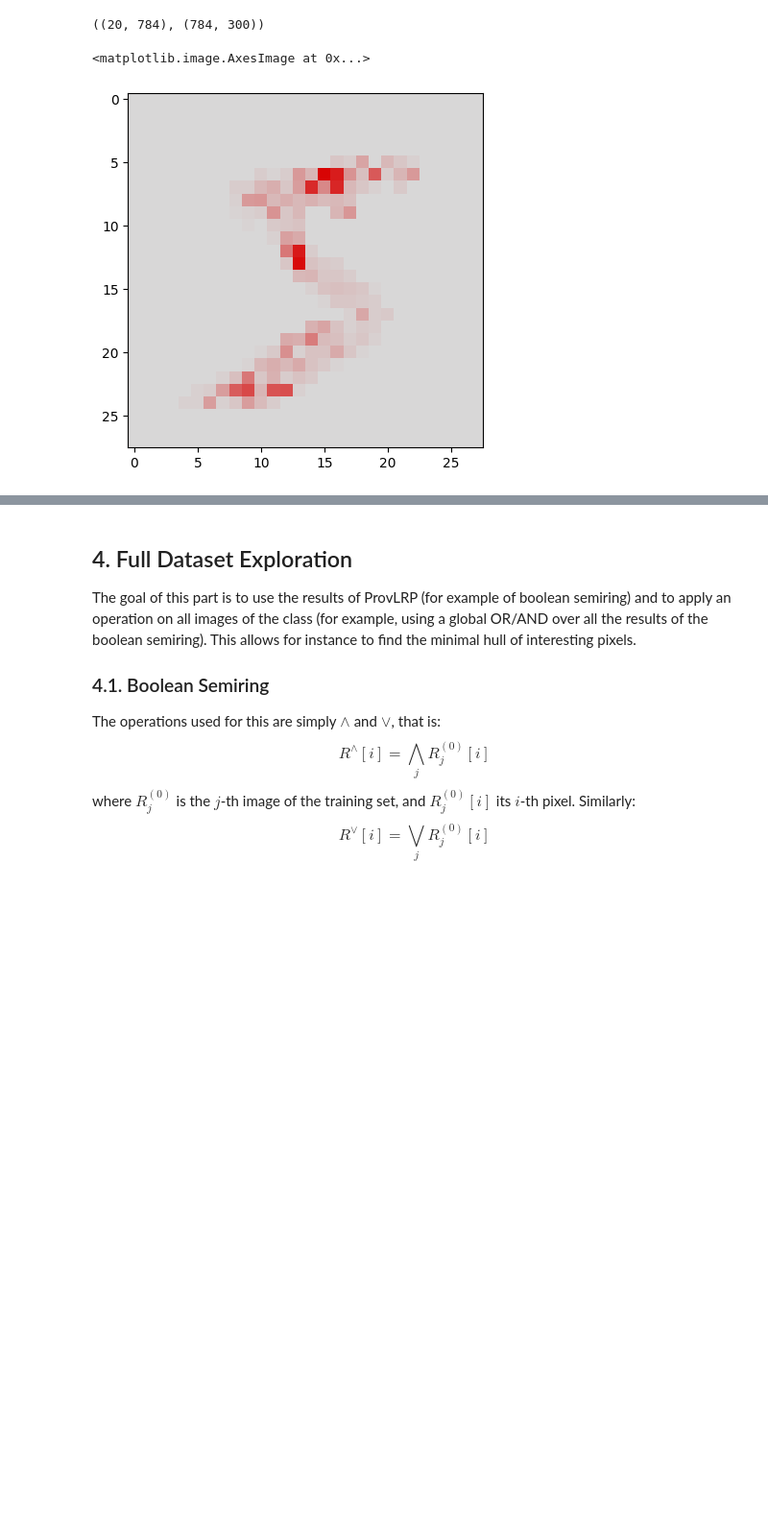
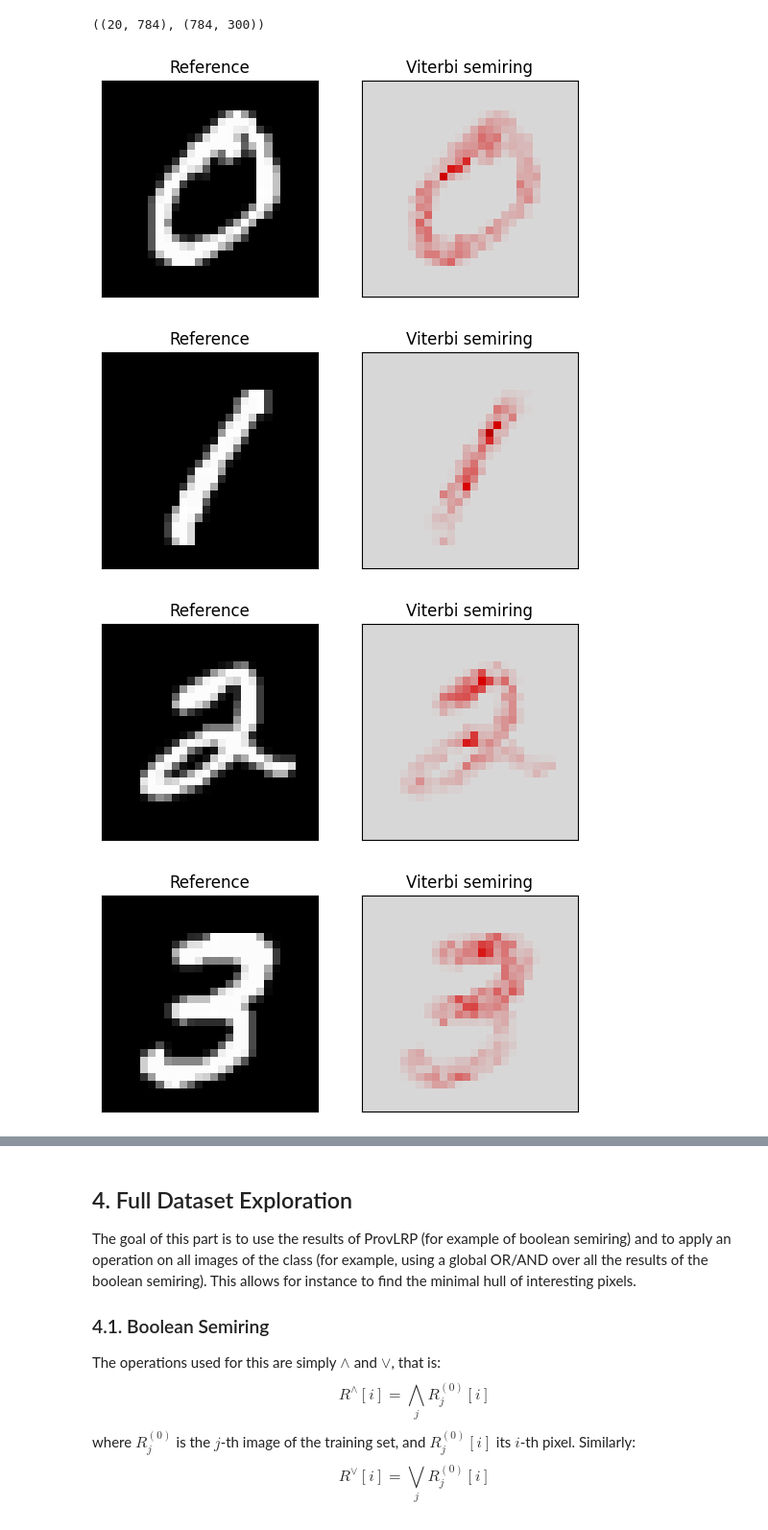
Before and after one commit to Red-Rapious/Semiring-LRP, a Jupyter notebook: code/mnist-abstract-semiring.ipynb, the cells around one changed output, grey strips where cells are left out. Shown at 96% size. Saved outputs shown, nothing was run; the diff lists cells and outputs as text; code cells hidden in the pictures; blank space fills up the shorter version.

```diff
--- a/code/mnist-abstract-semiring.ipynb
+++ b/code/mnist-abstract-semiring.ipynb
@@ -490,7 +488,7 @@ A[0][:].shape, W[0].shape
 # %%
 softmax = lambda x: np.exp(x)/np.sum(np.exp(x))
 # %%
-SUBSET = 1
+SUBSET = 20
 
 X = train.data.reshape((60000, 784)).detach().numpy()
 X = X[:SUBSET]
@@ -506,22 +504,39 @@ R_vit = [None] * L + [A[L] * (T[:,None]==np.arange(nb_digits))]
 
 # All layers even the pixels one
 for l in range(0, L)[::-1]:
-    R_vit[l] = np.zeros((R_vit[L].shape[0],A[l].shape[1]))
+    R_vit[l] = np.zeros((SUBSET,A[l].shape[1]))
     Z = np.zeros((R_vit[l].shape[1], R_vit[l+1].shape[1], SUBSET))
 
     for j in range(R_vit[l].shape[1]):
         for k in range(R_vit[l+1].shape[1]):
             Z[j][k] = (A[l][:,j] * W[l][j,k] + B[l][k]) * W[l][j,k]
 
+    sums = np.sum(Z, axis=0)
+
     for j in range(R_vit[l].shape[1]):
         s = []#np.zeros_like(Z[0][0])
-        sumk = np.sum(Z[:,k])
         for k in range(R_vit[l+1].shape[1]):
-            s.append(Z[j][k]/sumk * R_vit[l+1][:,k])
-        R_vit[l][:,j] = np.max(s)
+            s.append(Z[j][k]/sums[k] * R_vit[l+1][:,k])
+        R_vit[l][:,j] = np.max(s, axis=0)
-# %%
-b = 10*(np.abs(R_vit[0][0])**3.0).mean()**(1.0/3)
-plt.imshow(R_vit[0][0].reshape(28, 28), cmap=my_cmap, vmin=-b, vmax=b, interpolation='nearest')
-# %% [output]
-<matplotlib.image.AxesImage at 0x...>
-[figure, removed]
+# %%
+DIGITS = 5
+for i in range(DIGITS):
+    image = R_vit[0][T==i][0].reshape((28, 28))
+
+    fig, axs = plt.subplots(1, 2)
+    for j in range(2):
+        axs[j].set_xticks([]); axs[j].set_yticks([])
+
+    axs[0].imshow(X[T==i][0].reshape((28, 28)), cmap="gray")
+    axs[0].set_title("Reference")
+
+    b = 10*(np.abs(image)**3.0).mean()**(1.0/3)
+    axs[1].imshow(image, cmap=my_cmap, vmin=-b, vmax=b, interpolation='nearest')
+    axs[1].set_title("Viterbi semiring")
+
+    plt.show()
+# %% [output]
+[figure, added]
+[figure, added]
+[figure, added]
+[figure, added]
```
Also changed, not shown: parts of 4 cells of this notebook, 1 other file.
